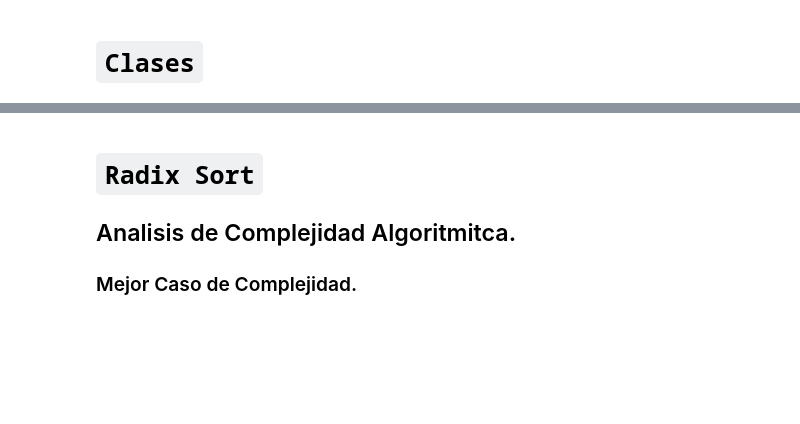
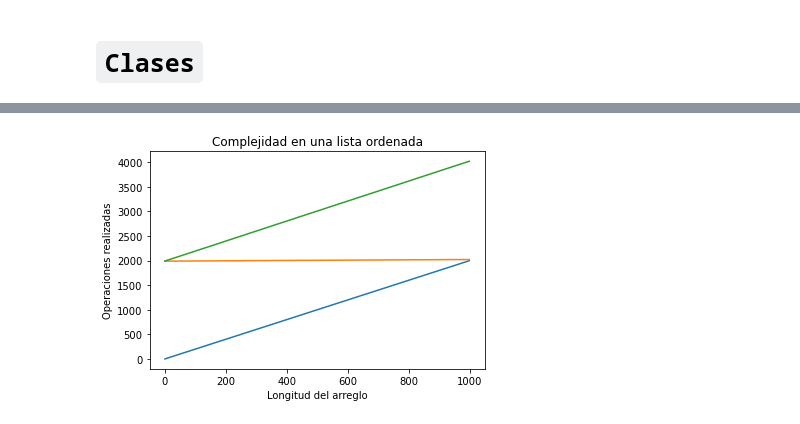
Before and after one commit to Eickyair/eda-2, a Jupyter notebook: 2022-09-14-practica-3/plots.ipynb, the cells around one changed output, grey strips where cells are left out. Saved outputs shown, nothing was run; the diff lists cells and outputs as text; code cells hidden in the pictures; blank space fills up the shorter version.

```diff
--- a/2022-09-14-practica-3/plots.ipynb
+++ b/2022-09-14-practica-3/plots.ipynb
@@ -184,4 +133,30 @@ $$
-# %% [markdown]
-# <code>Radix Sort</code>
-## Analisis de Complejidad Algoritmitca.
-### Mejor Caso de Complejidad.
+# %%
+#gráfica
+from cProfile import label
+
+
+X=range(TESTS)
+musicas = []
+Y=[]
+n=[]
+k=[]
+for i in X:
+    musicas.append(Music(list(DF_ORD_YEAR.iloc[i])))
+for i in X:
+    tt = musicas[:i+1]
+    sort = Sort()
+    sort.countingSortMusics(tt)
+    n.append(sort.cont_n)
+    k.append(sort.cont_k)
+    Y.append(sort.cont_n+sort.cont_k)
+
+
+plt.plot(X,n,label="n")
+plt.plot(X,k,label="k")
+plt.plot(X,Y)
+plt.title("Complejidad en una lista ordenada")
+plt.xlabel("Longitud del arreglo")
+plt.ylabel("Operaciones realizadas")
+plt.show()
+# %% [output]
+[figure, added]
```
Also changed, not shown: parts of 27 cells of this notebook, 6 other files.
